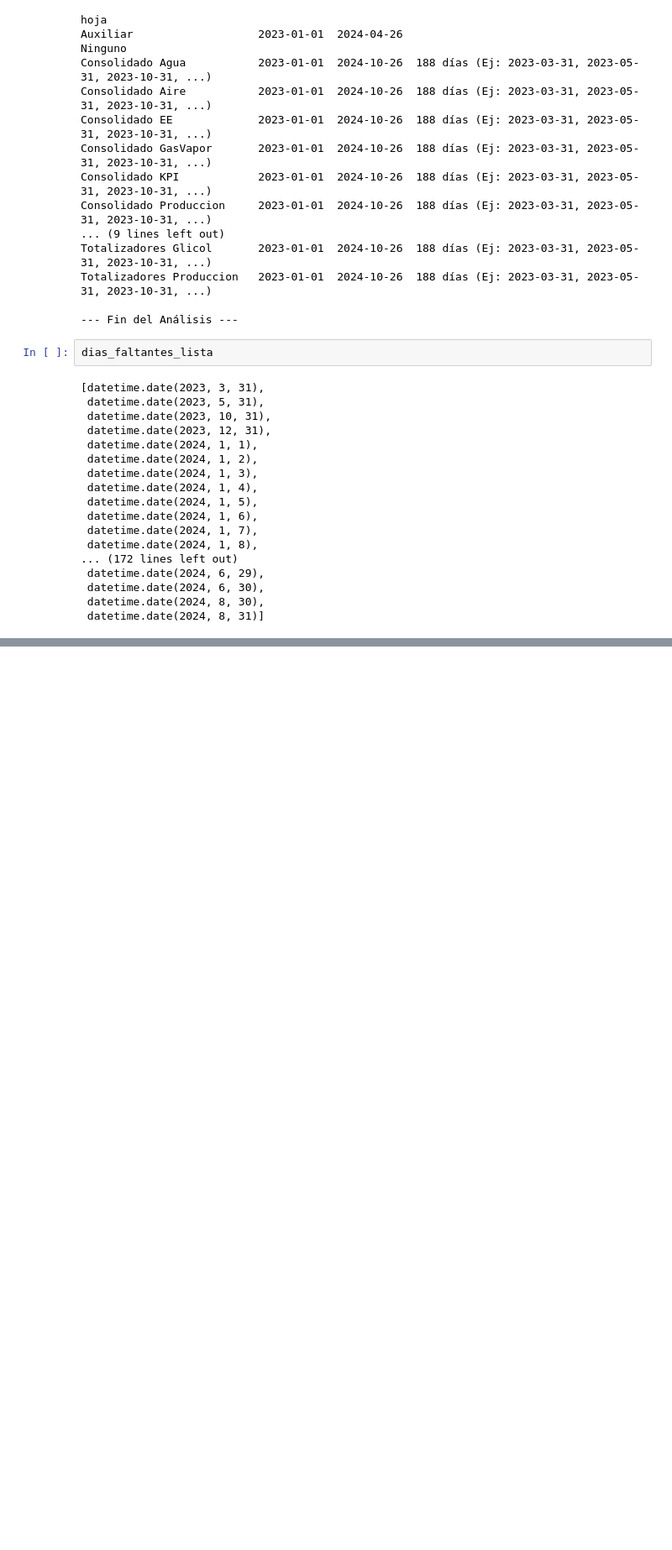
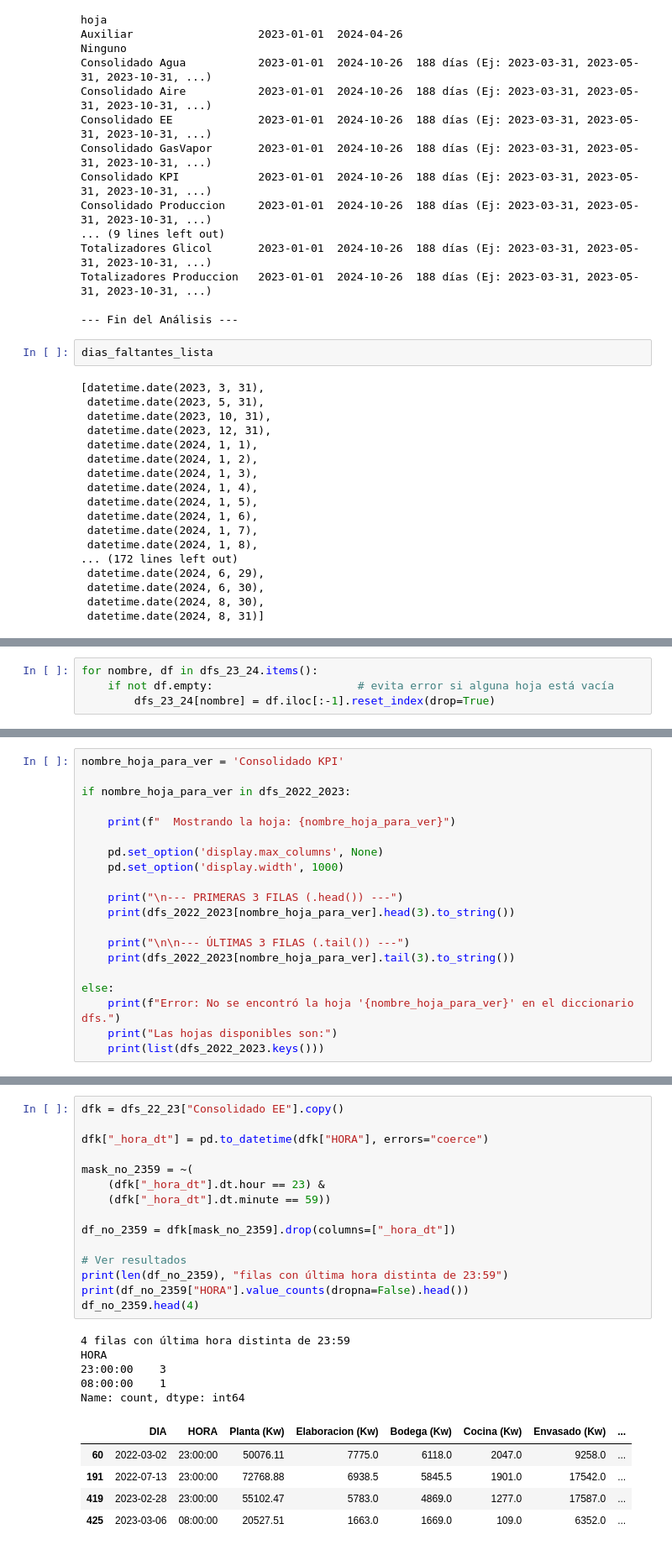
Before and after one commit to Angiii12/TPF_Prediccion_de_Consumo_Energetico, a Jupyter notebook: eda.ipynb, the cells around one changed output, grey strips where cells are left out. Shown at 84% size. Cells and saved outputs as stored; diff of their text form; blank space fills up the shorter version.

```diff
--- a/eda.ipynb
+++ b/eda.ipynb
@@ -437,0 +476,4 @@ dias_faltantes_lista
+# %%
+for nombre, df in dfs_23_24.items():
+    if not df.empty:                      # evita error si alguna hoja está vacía
+        dfs_23_24[nombre] = df.iloc[:-1].reset_index(drop=True)
@@ -437,0 +579,20 @@ dias_faltantes_lista
+# %%
+nombre_hoja_para_ver = 'Consolidado KPI'
+
+if nombre_hoja_para_ver in dfs_2022_2023:
+
+    print(f"  Mostrando la hoja: {nombre_hoja_para_ver}")
+
+    pd.set_option('display.max_columns', None)
+    pd.set_option('display.width', 1000)
+
+    print("\n--- PRIMERAS 3 FILAS (.head()) ---")
+    print(dfs_2022_2023[nombre_hoja_para_ver].head(3).to_string())
+
+    print("\n\n--- ÚLTIMAS 3 FILAS (.tail()) ---")
+    print(dfs_2022_2023[nombre_hoja_para_ver].tail(3).to_string())
+
+else:
+    print(f"Error: No se encontró la hoja '{nombre_hoja_para_ver}' en el diccionario dfs.")
+    print("Las hojas disponibles son:")
+    print(list(dfs_2022_2023.keys()))
@@ -437,0 +946,26 @@ dias_faltantes_lista
+# %%
+dfk = dfs_22_23["Consolidado EE"].copy()
+
+dfk["_hora_dt"] = pd.to_datetime(dfk["HORA"], errors="coerce")
+
+mask_no_2359 = ~(
+    (dfk["_hora_dt"].dt.hour == 23) &
+    (dfk["_hora_dt"].dt.minute == 59))
+
+df_no_2359 = dfk[mask_no_2359].drop(columns=["_hora_dt"])
+
+# Ver resultados
+print(len(df_no_2359), "filas con última hora distinta de 23:59")
+print(df_no_2359["HORA"].value_counts(dropna=False).head())
+df_no_2359.head(4)
+# %% [output]
+4 filas con última hora distinta de 23:59
+HORA
+23:00:00    3
+08:00:00    1
+Name: count, dtype: int64
+|  | DIA | HORA | Planta (Kw) | Elaboracion (Kw) | Bodega (Kw) | Cocina (Kw) | Envasado (Kw) | ... |
+| 60 | 2022-03-02 | 23:00:00 | 50076.11 | 7775.0 | 6118.0 | 2047.0 | 9258.0 | ... |
+| 191 | 2022-07-13 | 23:00:00 | 72768.88 | 6938.5 | 5845.5 | 1901.0 | 17542.0 | ... |
+| 419 | 2023-02-28 | 23:00:00 | 55102.47 | 5783.0 | 4869.0 | 1277.0 | 17587.0 | ... |
+| 425 | 2023-03-06 | 08:00:00 | 20527.51 | 1663.0 | 1669.0 | 109.0 | 6352.0 | ... |
```
Also changed, not shown: parts of 39 cells of this notebook.
